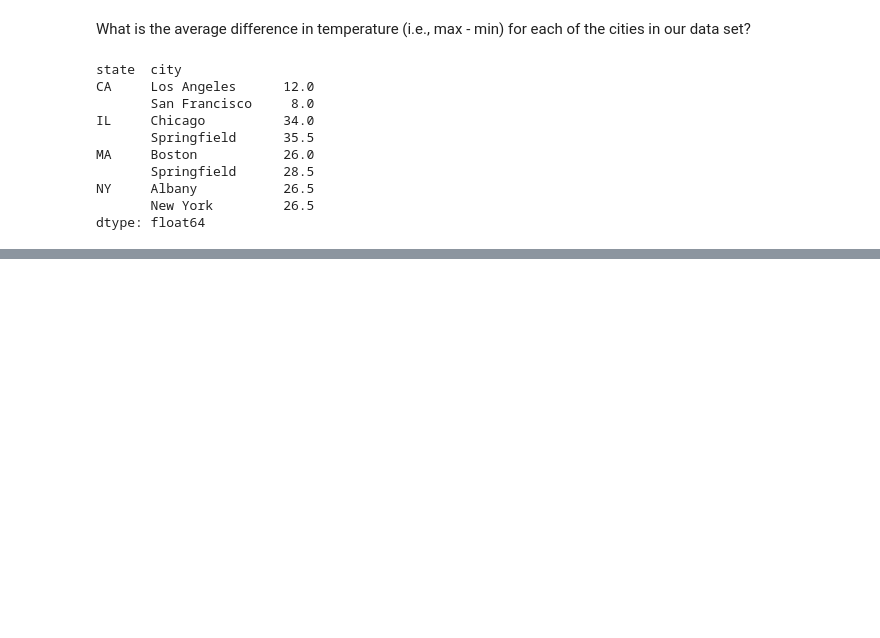
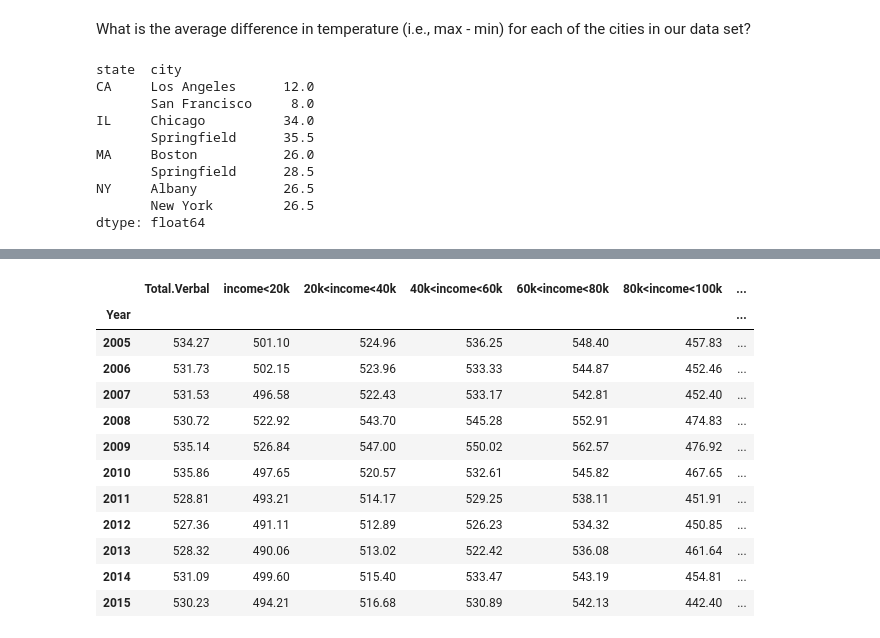
Before and after one commit to valatwork/excel-with-python-and-r, a Jupyter notebook: project/011P-workout-7.ipynb, the cells around one changed output, grey strips where cells are left out. Cells and saved outputs as stored; diff of their text form; code cells hidden in the pictures; blank space fills up the shorter version.

```diff
--- a/project/011P-workout-7.ipynb
+++ b/project/011P-workout-7.ipynb
@@ -146,0 +315,20 @@ dtype: float64
+# %%
+df = pd.read_csv(filename,
+                usecols=['Year', 'State.Code', 'Total.Verbal',
+                         'Family Income.Less than 20k.Verbal',
+                         'Family Income.Between 20-40k.Verbal',
+                         'Family Income.Between 40-60k.Verbal',
+                         'Family Income.Between 60-80k.Verbal',
+                         'Family Income.Between 80-100k.Verbal',
+                         'Family Income.More than 100k.Verbal'])
+
+df.columns = ['Year', 'State.Code', 'Total.Verbal',
+                      'income<20k',
+                      '20k<income<40k',
+                      '40k<income<60k',
+                      '60k<income<80k',
+                      '80k<income<100k',
+                      'income>100k',
+                      ]
+
+df.head()
@@ -146,0 +365,16 @@ dtype: float64
+# %%
+df.groupby('Year').mean(numeric_only=True).sort_index().round(2)
+# %% [output]
+|  | Total.Verbal | income<20k | 20k<income<40k | 40k<income<60k | 60k<income<80k | 80k<income<100k | ... |
+| Year |  |  |  |  |  |  | ... |
+| 2005 | 534.27 | 501.10 | 524.96 | 536.25 | 548.40 | 457.83 | ... |
+| 2006 | 531.73 | 502.15 | 523.96 | 533.33 | 544.87 | 452.46 | ... |
+| 2007 | 531.53 | 496.58 | 522.43 | 533.17 | 542.81 | 452.40 | ... |
+| 2008 | 530.72 | 522.92 | 543.70 | 545.28 | 552.91 | 474.83 | ... |
+| 2009 | 535.14 | 526.84 | 547.00 | 550.02 | 562.57 | 476.92 | ... |
+| 2010 | 535.86 | 497.65 | 520.57 | 532.61 | 545.82 | 467.65 | ... |
+| 2011 | 528.81 | 493.21 | 514.17 | 529.25 | 538.11 | 451.91 | ... |
+| 2012 | 527.36 | 491.11 | 512.89 | 526.23 | 534.32 | 450.85 | ... |
+| 2013 | 528.32 | 490.06 | 513.02 | 522.42 | 536.08 | 461.64 | ... |
+| 2014 | 531.09 | 499.60 | 515.40 | 533.47 | 543.19 | 454.81 | ... |
+| 2015 | 530.23 | 494.21 | 516.68 | 530.89 | 542.13 | 442.40 | ... |
```
Also changed, not shown: parts of 23 cells of this notebook.
